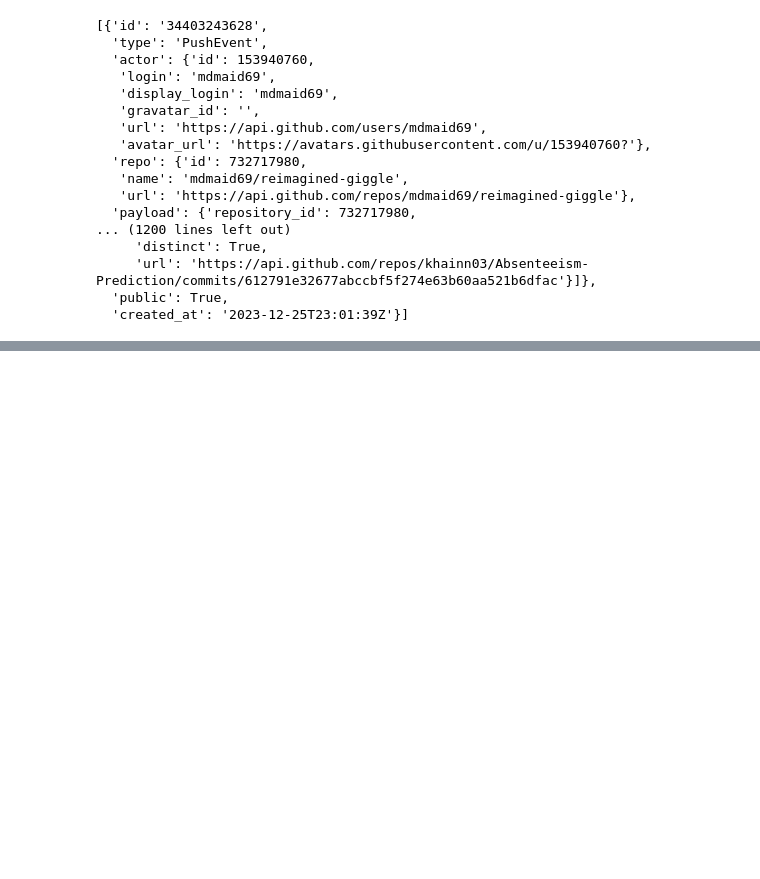
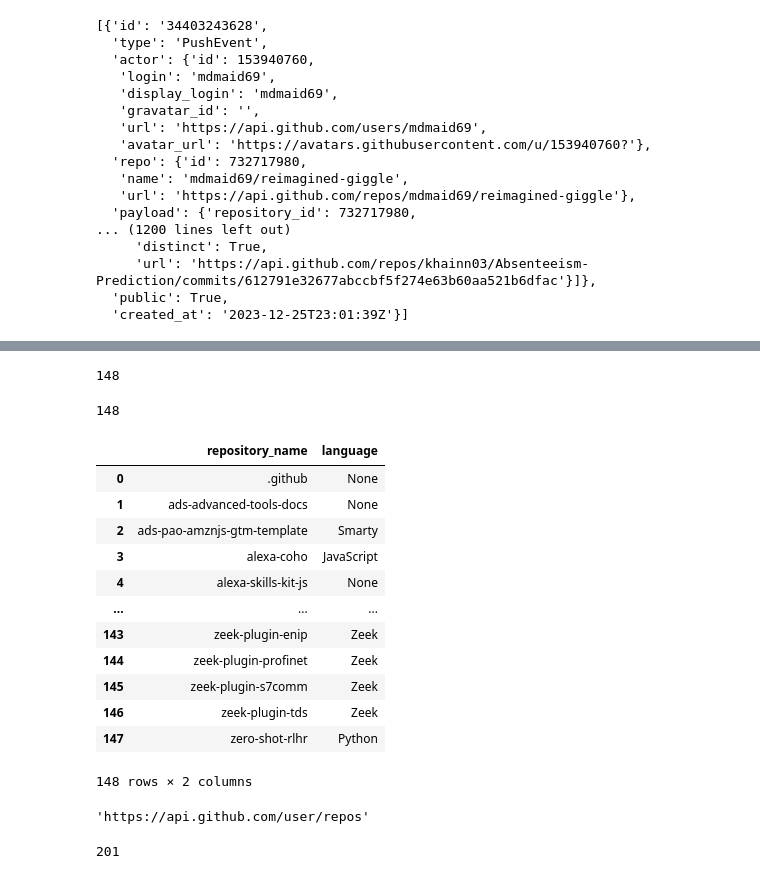
Before and after one commit to IgorComune/76_datapipeline_requests, a Jupyter notebook: linguagens_repos.ipynb, the cells around one changed output, grey strips where cells are left out. Drawn from its saved outputs; the diff is of its cells as text; code cells hidden in the pictures; blank space fills up the shorter version.

```diff
--- a/linguagens_repos.ipynb
+++ b/linguagens_repos.ipynb
@@ -27,0 +87,5 @@ r.json()
+# %%
+headers = {
+    'Authorization': 'Bearer ' + access_token,
+    'X-GitHub-Api-Version': '2022-11-28'
+}
@@ -27,0 +99,9 @@ r.json()
+# %%
+repos_list = []
+for page_num in range(1, 6):
+    try:
+        url_page = f'{url}?page={page_num}'
+        response = requests.get(url_page, headers=headers)
+        repos_list.append(response.json())
+    except:
+        repos_list.append(None)
@@ -27,0 +140,22 @@ r.json()
+# %%
+repos_name = []
+for page in repos_list:
+    for repo in page:
+        repos_name.append(repo['name'])
+
+repos_name
+# %%
+len(repos_name)
+# %% [output]
+148
+# %%
+repos_language = []
+for page in repos_list:
+    for repo in page:
+        repos_language.append(repo['language'])
+
+repos_language
+# %%
+len(repos_language)
+# %% [output]
+148
@@ -27,0 +164,19 @@ r.json()
+# %%
+dados_amz = pd.DataFrame()
+dados_amz['repository_name'] = repos_name
+dados_amz['language'] = repos_language
+dados_amz
+# %% [output]
+|  | repository_name | language |
+| 0 | .github | None |
+| 1 | ads-advanced-tools-docs | None |
+| 2 | ads-pao-amznjs-gtm-template | Smarty |
+| 3 | alexa-coho | JavaScript |
+| 4 | alexa-skills-kit-js | None |
+| ... | ... | ... |
+| 143 | zeek-plugin-enip | Zeek |
+| 144 | zeek-plugin-profinet | Zeek |
+| 145 | zeek-plugin-s7comm | Zeek |
+| 146 | zeek-plugin-tds | Zeek |
+| 147 | zero-shot-rlhr | Python |
+148 rows × 2 columns
@@ -27,0 +185,6 @@ r.json()
+# %%
+api_base_url = 'https://api.github.com'
+url = f'{api_base_url}/user/repos'
+url
+# %% [output]
+'https://api.github.com/user/repos'
@@ -27,0 +197,11 @@ r.json()
+# %%
+data = {
+    'name': 'linguagens-utilizadas',
+    'description': 'Repositorio com as linguagens de prog da Amazon',
+    'private': False
+}
+
+response = requests.post(url, json=data, headers=headers)
+response.status_code
+# %% [output]
+201
```
Also changed, not shown: parts of 24 cells of this notebook.
